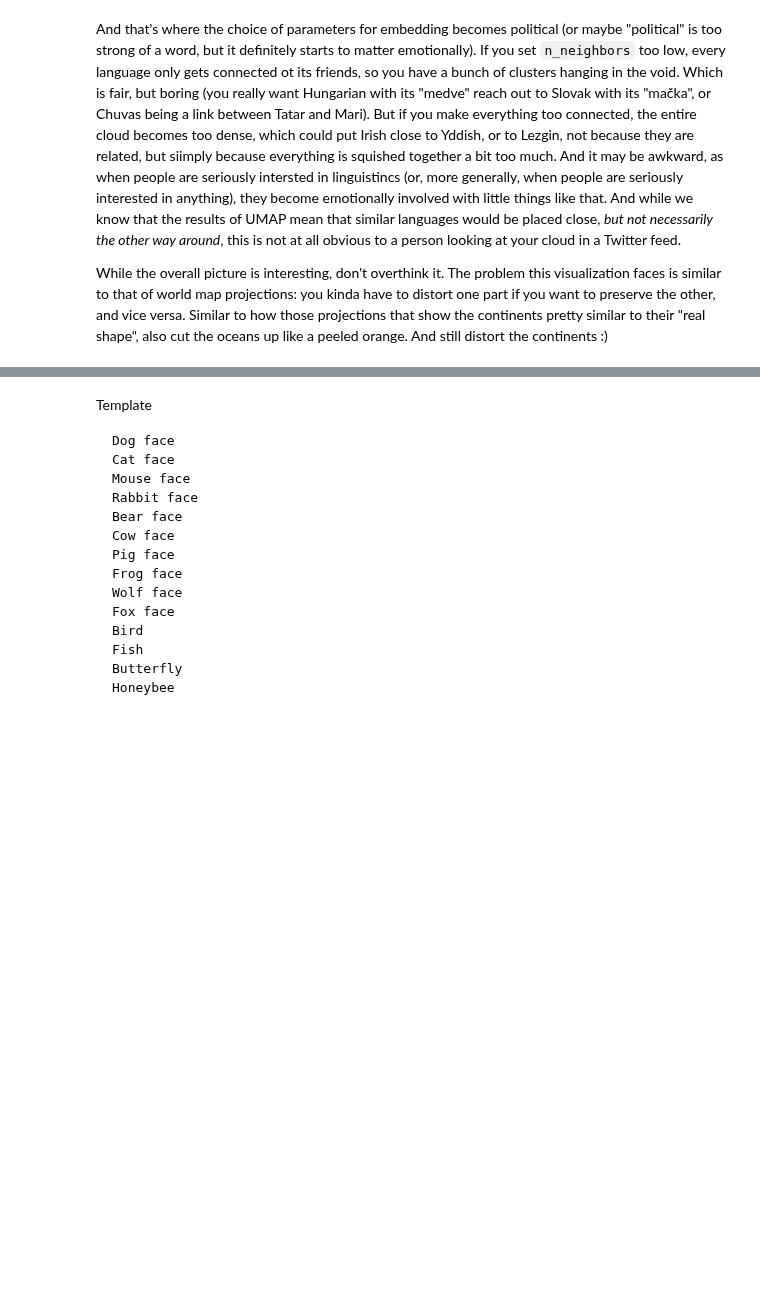
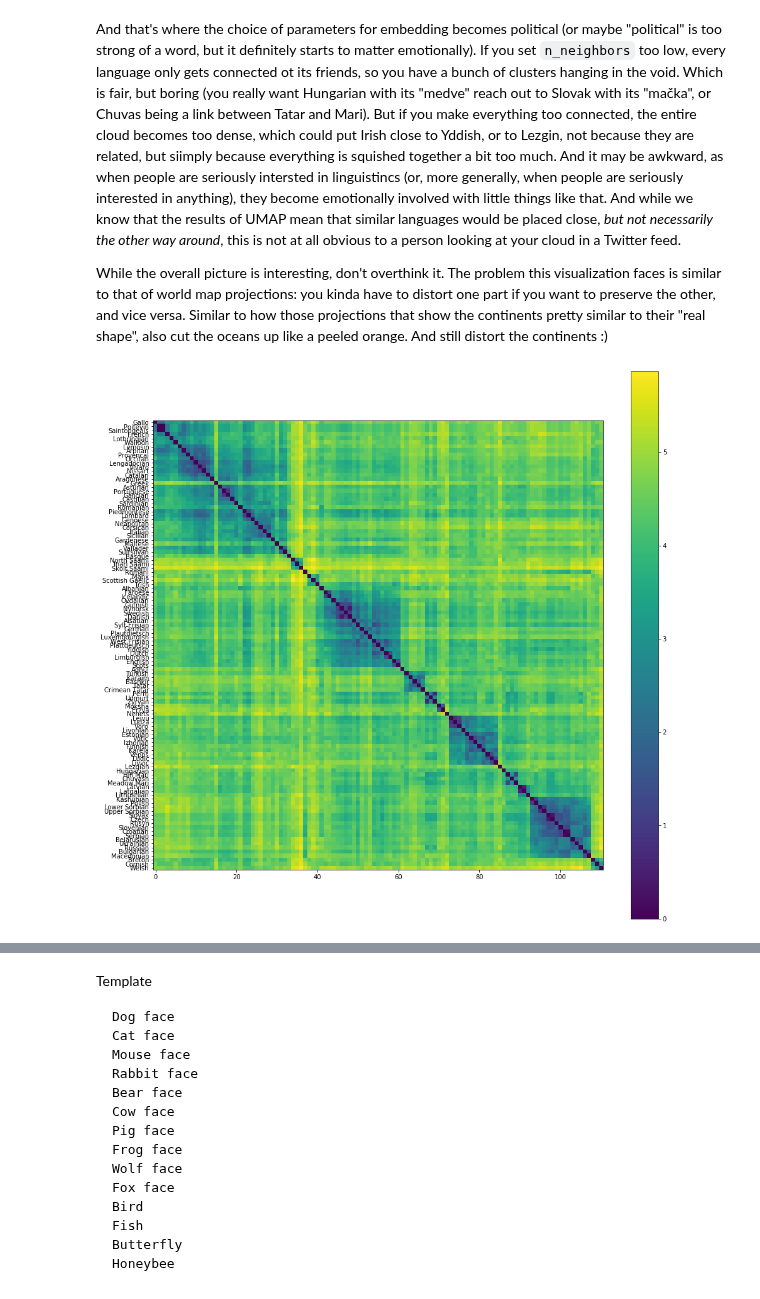
Before and after one commit to khakhalin/Sketches, a Jupyter notebook: text_games/lang_cloud.ipynb, the cells around one changed output, grey strips where cells are left out. Saved outputs shown, nothing was run; the diff lists cells and outputs as text; code cells hidden in the pictures; blank space fills up the shorter version.

```diff
--- a/text_games/lang_cloud.ipynb
+++ b/text_games/lang_cloud.ipynb
@@ -258,24 +261,27 @@ While the overall picture is interesting, don't overthink it. The problem this v
 # %%
 # Organize languages in a meaningful sequence
 
 # emb = manifold.SpectralEmbedding(n_components=1, n_neighbors=50)
 
 emb = manifold.TSNE(n_components=1, metric='precomputed', init='random',
                     random_state=0, perplexity=30, learning_rate=30, n_iter=5000)
 #emb = umap.UMAP(metric='precomputed', n_neighbors=20, random_state=0, n_components=1)
-c = fit.fit_transform(dist).squeeze().tolist()
+c = emb.fit_transform(dist).squeeze().tolist()
+rank = np.argsort(c)
 
 #c = cluster.AgglomerativeClustering(affinity='precomputed', linkage='average', n_clusters=20).fit(dist)
 #print(c.labels_)
 #rank = np.argsort(c.labels_)
 
 # Test the distances
 n = dist.shape[0]
 d = dist[rank,:]
 d = d[:,rank]
 plt.figure(figsize=(16,16), facecolor='white')
 plt.imshow(d);
 plt.colorbar();
 plt.yticks(ticks=range(n), labels=[lang_list[i] for i in rank]);
+# %% [output]
+[figure, added]
 # %%
 print([lang_list[i] for i in rank])
```
Also changed, not shown: parts of 9 cells of this notebook, 4 other files.
